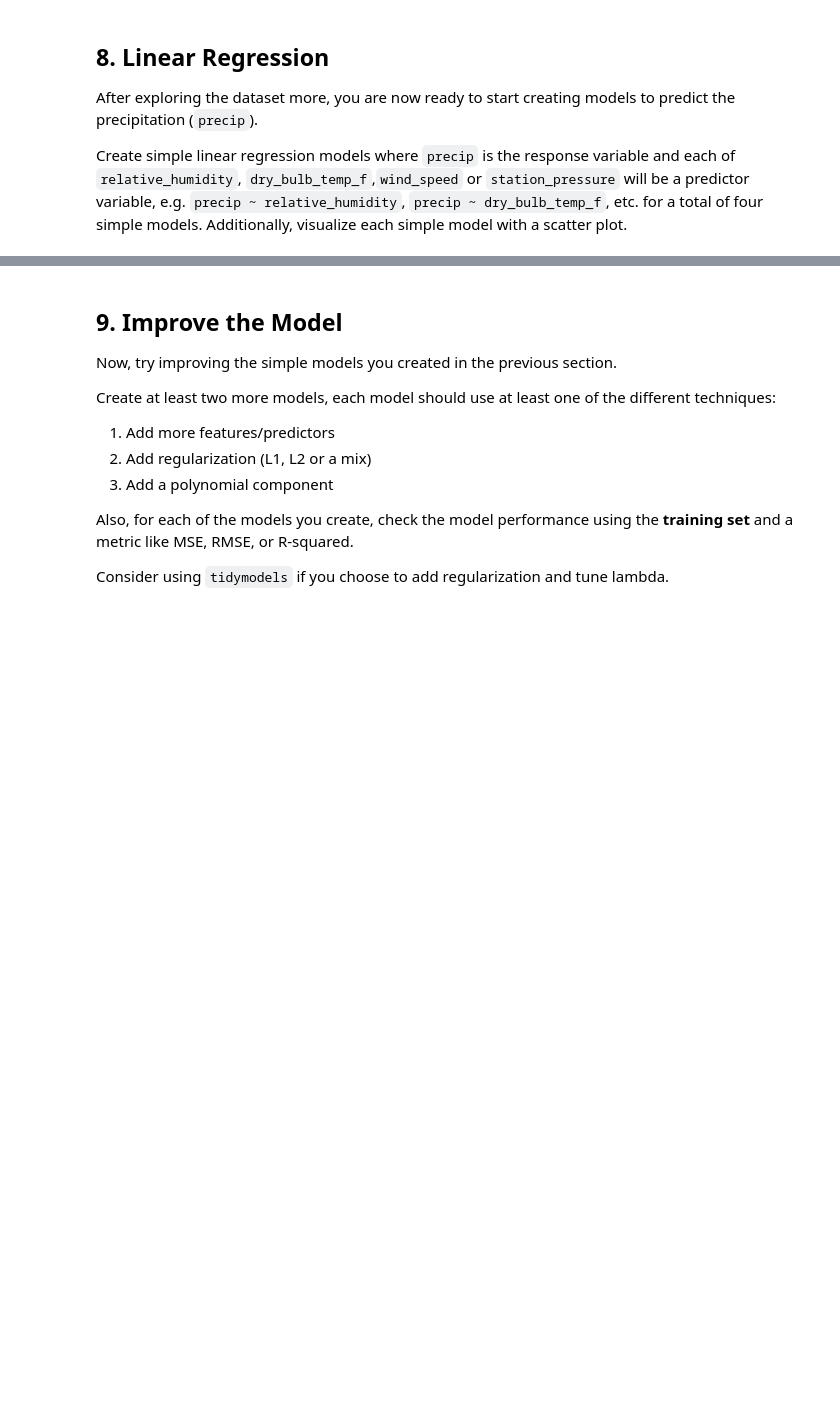
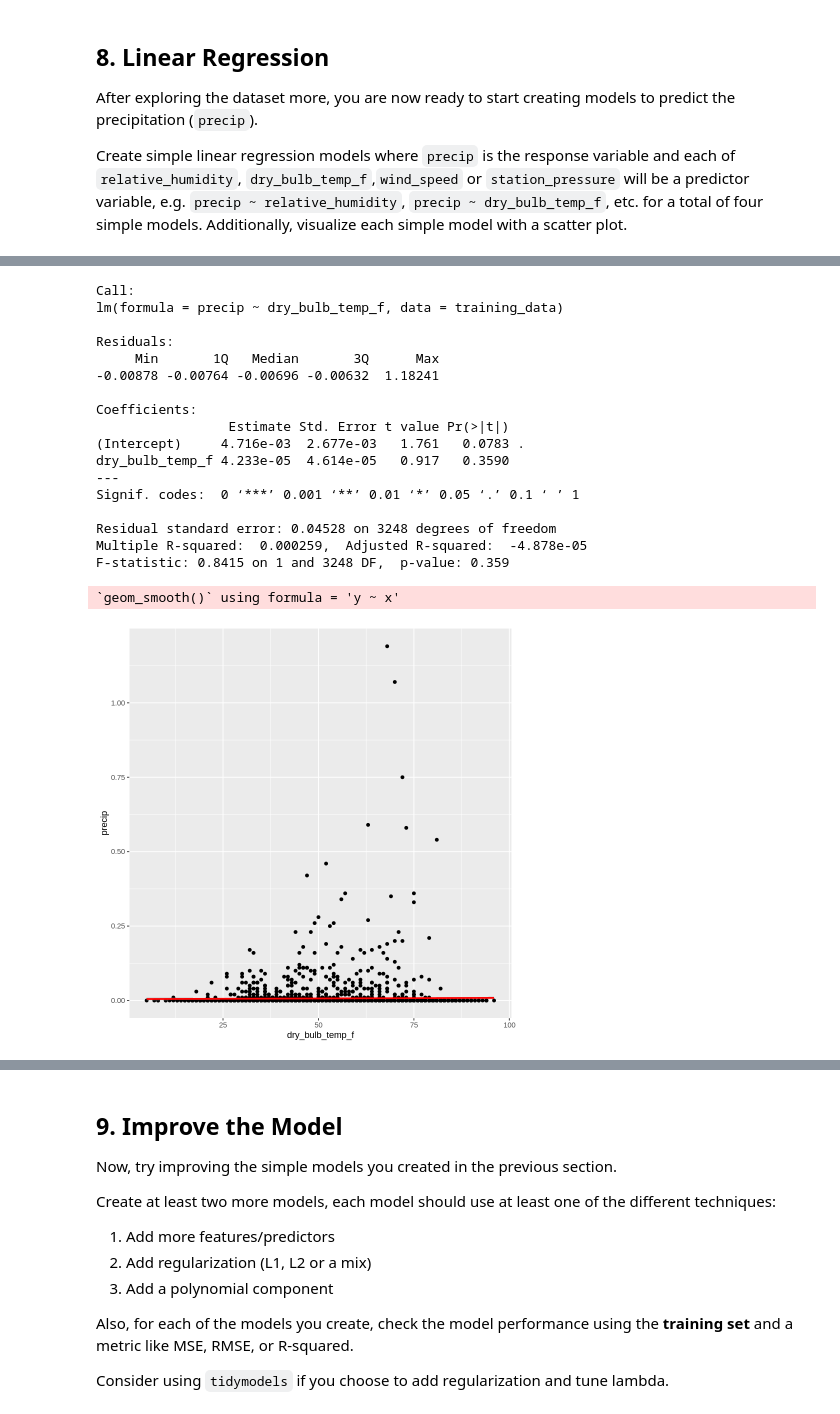
Before and after one commit to hublun/Bayesian_Aggregation_Average_Data, a Jupyter notebook: coursera/IBM-DS-with-R-2-Data-Analysis-with-R.ipynb, the cells around one changed output, grey strips where cells are left out. Cells and saved outputs as stored; diff of their text form; code cells hidden in the pictures; blank space fills up the shorter version.

```diff
--- a/coursera/IBM-DS-with-R-2-Data-Analysis-with-R.ipynb
+++ b/coursera/IBM-DS-with-R-2-Data-Analysis-with-R.ipynb
@@ -328,0 +376,26 @@ Additionally, visualize each simple model with a scatter plot.
+# %%
+linear_model2 <- lm(precip ~ dry_bulb_temp_f, data = training_data)
+summary(linear_model2)
+ggplot(data=training_data, aes(x=dry_bulb_temp_f, y=precip)) +
+    geom_point() +
+    stat_smooth(method = "lm", col = "red")
+# %% [output]
+Call:
+lm(formula = precip ~ dry_bulb_temp_f, data = training_data)
+
+Residuals:
+     Min       1Q   Median       3Q      Max
+-0.00878 -0.00764 -0.00696 -0.00632  1.18241
+
+Coefficients:
+                 Estimate Std. Error t value Pr(>|t|)
+(Intercept)     4.716e-03  2.677e-03   1.761   0.0783 .
+dry_bulb_temp_f 4.233e-05  4.614e-05   0.917   0.3590
+---
+Signif. codes:  0 ‘***’ 0.001 ‘**’ 0.01 ‘*’ 0.05 ‘.’ 0.1 ‘ ’ 1
+
+Residual standard error: 0.04528 on 3248 degrees of freedom
+Multiple R-squared:  0.000259,  Adjusted R-squared:  -4.878e-05
+F-statistic: 0.8415 on 1 and 3248 DF,  p-value: 0.359
+`geom_smooth()` using formula = 'y ~ x'
+[figure, added]
```
Also changed, not shown: parts of 5 cells of this notebook, 2 other files.
